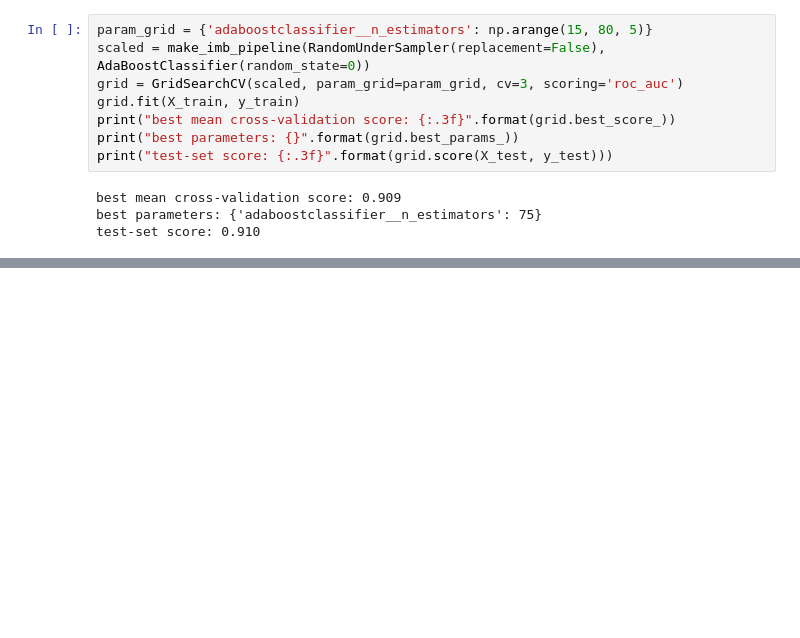
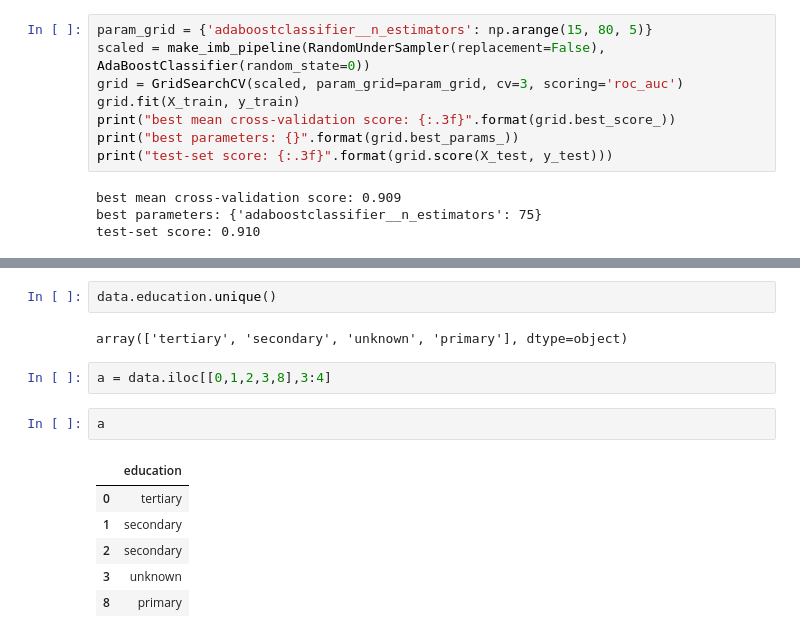
Before and after one commit to lingblahblah/Big-Data-in-Finance, a Jupyter notebook: Data Analysis.ipynb, the cells around one changed output, grey strips where cells are left out. Saved outputs shown, nothing was run; the diff lists cells and outputs as text; blank space fills up the shorter version.

```diff
--- a/Data Analysis.ipynb
+++ b/Data Analysis.ipynb
@@ -562,0 +534,15 @@ array([[ 1.60696496, -0.39289895, -1.53879208, ...,  0.        ,
+# %%
+data.education.unique()
+# %% [output]
+array(['tertiary', 'secondary', 'unknown', 'primary'], dtype=object)
+# %%
+a = data.iloc[[0,1,2,3,8],3:4]
+# %%
+a
+# %% [output]
+|  | education |
+| 0 | tertiary |
+| 1 | secondary |
+| 2 | secondary |
+| 3 | unknown |
+| 8 | primary |
```
Also changed, not shown: parts of 23 cells of this notebook.
